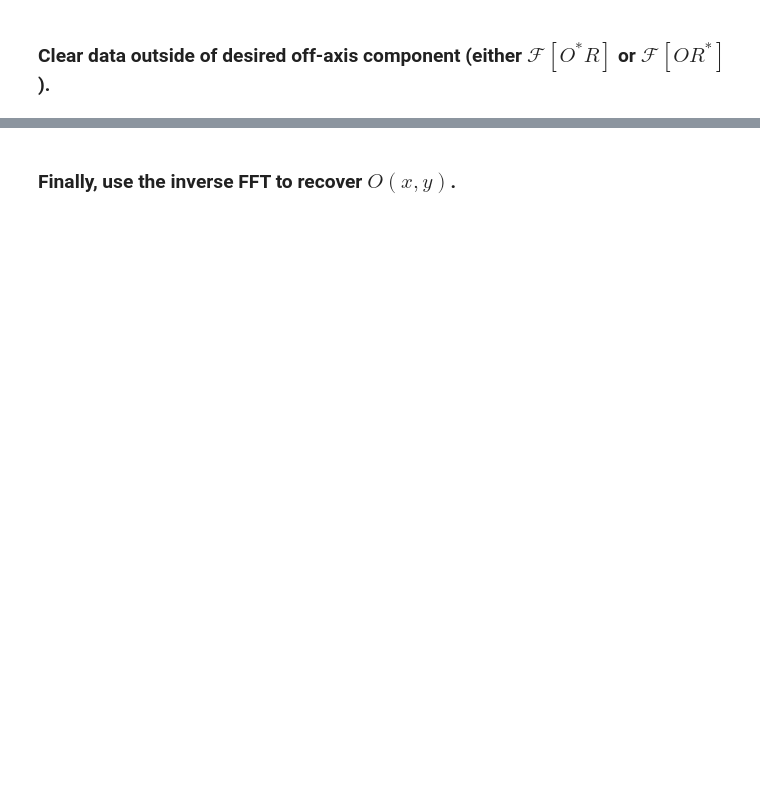
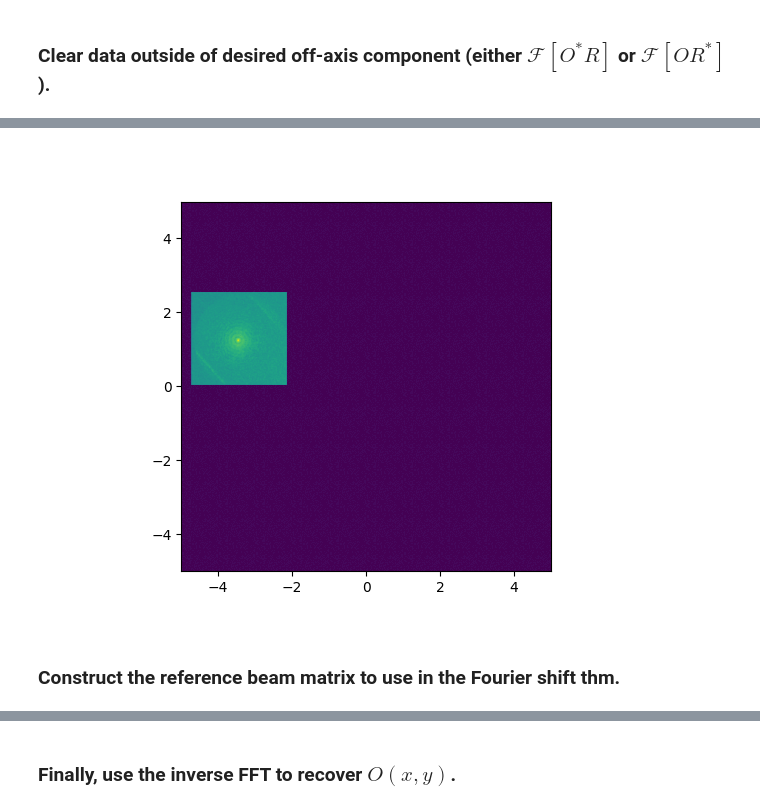
Before and after one commit to dpshepherd/PHY452_F2023, a Jupyter notebook: HW10_off_axis_hologram.ipynb, the cells around one changed output, grey strips where cells are left out. Cells and saved outputs as stored; diff of their text form; code cells hidden in the pictures; blank space fills up the shorter version.

```diff
--- a/HW10_off_axis_hologram.ipynb
+++ b/HW10_off_axis_hologram.ipynb
@@ -169,0 +185,28 @@ array([-5.        , -4.98958333, -4.97916667, -4.96875   , -4.95833333,
+# %%
+img_fft_cropped = np.zeros_like(img_fft)
+
+x_lower_bound = 31
+x_upper_bound = 296
+y_lower_bound = 237
+y_upper_bound = 476
+
+img_fft_cropped[y_lower_bound:y_upper_bound,x_lower_bound:x_upper_bound] = img_fft[y_lower_bound:y_upper_bound,x_lower_bound:x_upper_bound]
+# %%
+def onclick(event):
+    ix, iy = event.xdata, event.ydata
+    print('X value '+str(np.round(ix,2))+' ; Y value ' +str(np.round(iy,2)))
+
+fig, ax = plt.subplots()
+
+ax.imshow(np.abs(img_fft_cropped),
+           norm=colors.PowerNorm(gamma=0.1),
+          extent=[fx_axis[0],fx_axis[-1],fy_axis[0],fy_axis[-1]])
+
+# Connect the click event to the handler
+cid = fig.canvas.mpl_connect('button_press_event', onclick)
+
+plt.show()
+# %% [output]
+[figure, added]
+# %% [markdown]
+### Construct the reference beam matrix to use in the Fourier shift thm.
```
Also changed, not shown: parts of 20 cells of this notebook.
